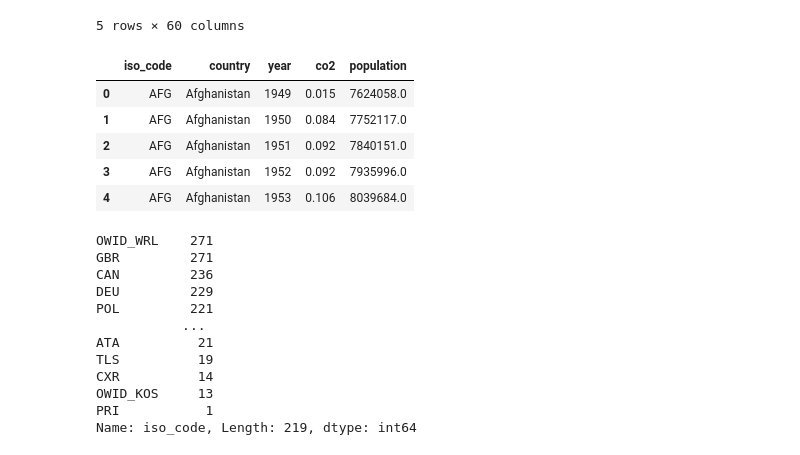
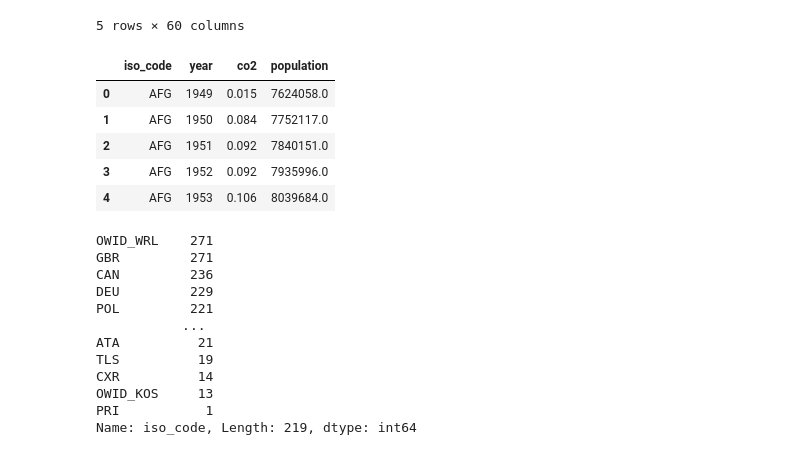
Before and after one commit to steconta/climate_change_analysis, a Jupyter notebook: climate_change_analysis.ipynb, the cells around one changed output. Drawn from its saved outputs; the diff is of its cells as text; code cells hidden in the pictures.

```diff
--- a/climate_change_analysis.ipynb
+++ b/climate_change_analysis.ipynb
@@ -13,15 +13,15 @@ df.head()
 | 4 | AFG | Afghanistan | 1953 | 0.106 | 0.013 | NaN | NaN | NaN | ... |
 5 rows × 60 columns
 # %%
-df = df.filter(['iso_code','country','year', 'co2', 'population'], axis=1)
+df = df.filter(['iso_code','year', 'co2', 'population'], axis=1)
 df.head()
 # %% [output]
-|  | iso_code | country | year | co2 | population |
-| 0 | AFG | Afghanistan | 1949 | 0.015 | 7624058.0 |
-| 1 | AFG | Afghanistan | 1950 | 0.084 | 7752117.0 |
-| 2 | AFG | Afghanistan | 1951 | 0.092 | 7840151.0 |
-| 3 | AFG | Afghanistan | 1952 | 0.092 | 7935996.0 |
-| 4 | AFG | Afghanistan | 1953 | 0.106 | 8039684.0 |
+|  | iso_code | year | co2 | population |
+| 0 | AFG | 1949 | 0.015 | 7624058.0 |
+| 1 | AFG | 1950 | 0.084 | 7752117.0 |
+| 2 | AFG | 1951 | 0.092 | 7840151.0 |
+| 3 | AFG | 1952 | 0.092 | 7935996.0 |
+| 4 | AFG | 1953 | 0.106 | 8039684.0 |
 # %%
 #Removing null rows that contains null values in co2 column
 df = df[df.co2.notna()]
```
Also changed, not shown: parts of 6 cells of this notebook.
